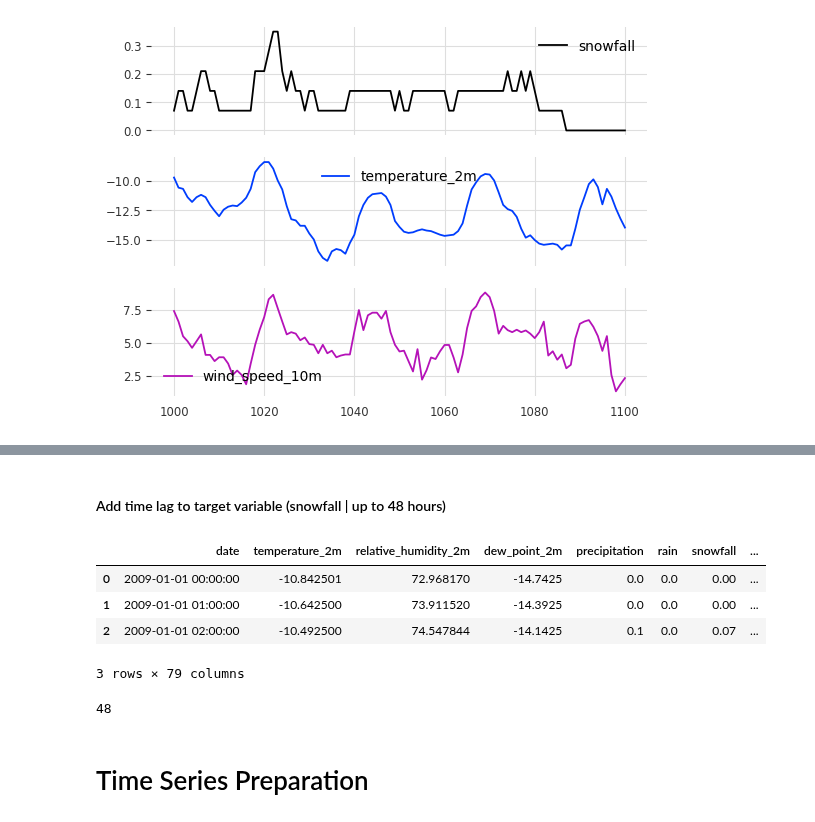
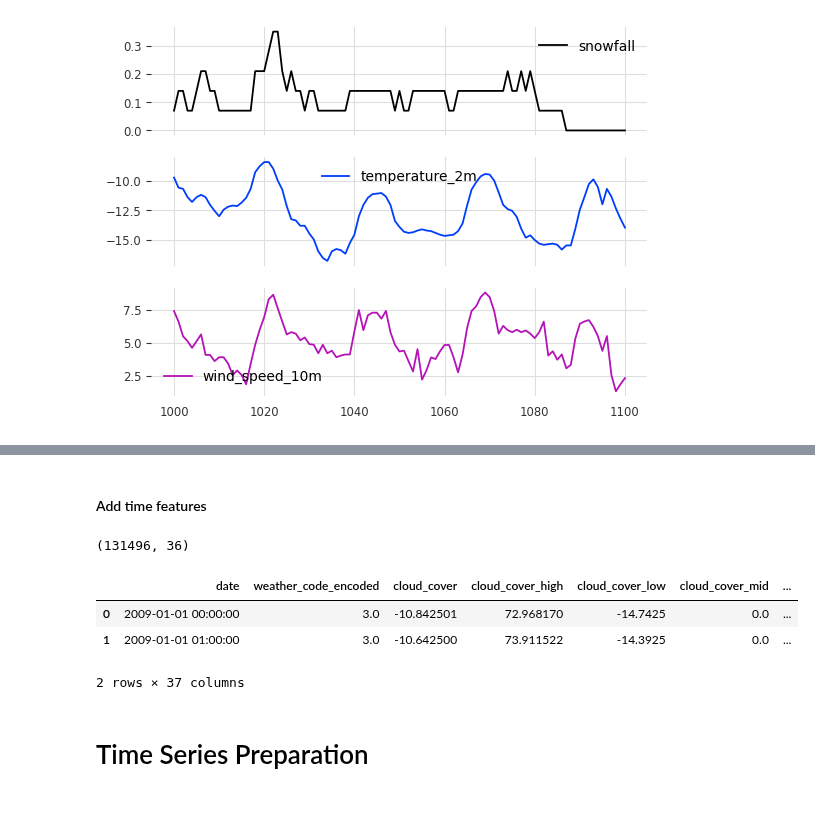
Before and after one commit to MadMax1995bb/powder_alert2.0, a Jupyter notebook: notebooks/notebook_model_tests.ipynb, the cells around one changed output, grey strips where cells are left out. Drawn from its saved outputs; the diff is of its cells as text; code cells hidden in the pictures.

```diff
--- a/notebooks/notebook_model_tests.ipynb
+++ b/notebooks/notebook_model_tests.ipynb
@@ -140,26 +134,2 @@ df_hist_openmeteo.tail(4)
-# %% [markdown]
-#### Add time lag to target variable (snowfall | up to 48 hours)
-# %%
-# target variable preparation | ensure target (=snowfall) aligns with prediction horizon  --> not necessary for RNN/ TransformerModel!
-df = df_hist_openmeteo.copy()
-snowfall_series_list = []
-# manual, test
-# df['snowfall_1h'] = df['snowfall'].shift(-1)
-# df[['date','snowfall','snowfall_1h']]
-
-# for the next 48 hours:
-for i in range(1,49):
-    df[f'snowfall_{i}h'] = df['snowfall'].shift(-i)
-    snowfall_series_list.append(TimeSeries.from_dataframe(df, 'date', value_cols=f'snowfall_{i}h'))
-
-df.head(3)
-# %% [output]
-|  | date | temperature_2m | relative_humidity_2m | dew_point_2m | precipitation | rain | snowfall | ... |
-| 0 | 2009-01-01 00:00:00 | -10.842501 | 72.968170 | -14.7425 | 0.0 | 0.0 | 0.00 | ... |
-| 1 | 2009-01-01 01:00:00 | -10.642500 | 73.911520 | -14.3925 | 0.0 | 0.0 | 0.00 | ... |
-| 2 | 2009-01-01 02:00:00 | -10.492500 | 74.547844 | -14.1425 | 0.1 | 0.0 | 0.07 | ... |
-3 rows × 79 columns
-# %%
-len(snowfall_series_list)
-# %% [output]
-48
+# %% [markdown]
+#### Add time features
@@ -166,3 +144,15 @@ len(snowfall_series_list)
+# %%
+df_hist_openmeteo.shape
+# %% [output]
+(131496, 36)
+# %%
+df_hist_openmeteo = df_hist_openmeteo.reset_index()
+df_hist_openmeteo.head(2)
+# %% [output]
+|  | date | weather_code_encoded | cloud_cover | cloud_cover_high | cloud_cover_low | cloud_cover_mid | ... |
+| 0 | 2009-01-01 00:00:00 | 3.0 | -10.842501 | 72.968170 | -14.7425 | 0.0 | ... |
+| 1 | 2009-01-01 01:00:00 | 3.0 | -10.642500 | 73.911522 | -14.3925 | 0.0 | ... |
+2 rows × 37 columns
 # %% [markdown]
 # Time Series Preparation
 # %%
```
Also changed, not shown: parts of 43 cells of this notebook.
